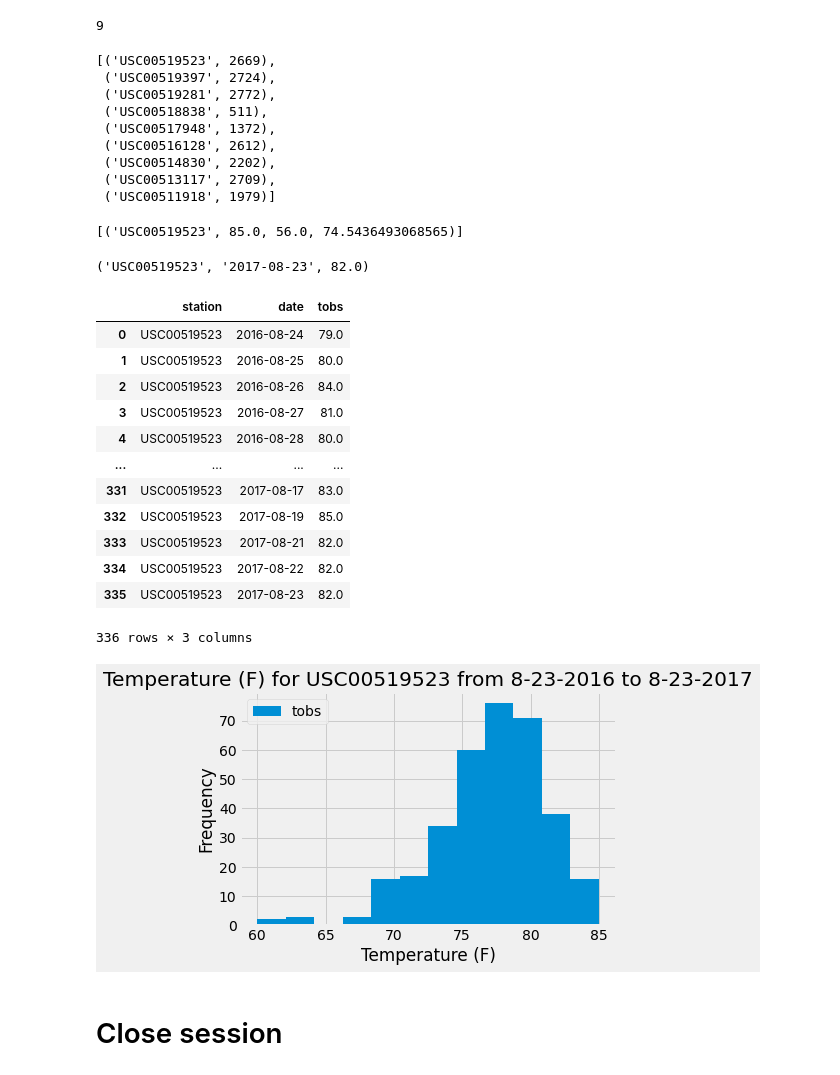
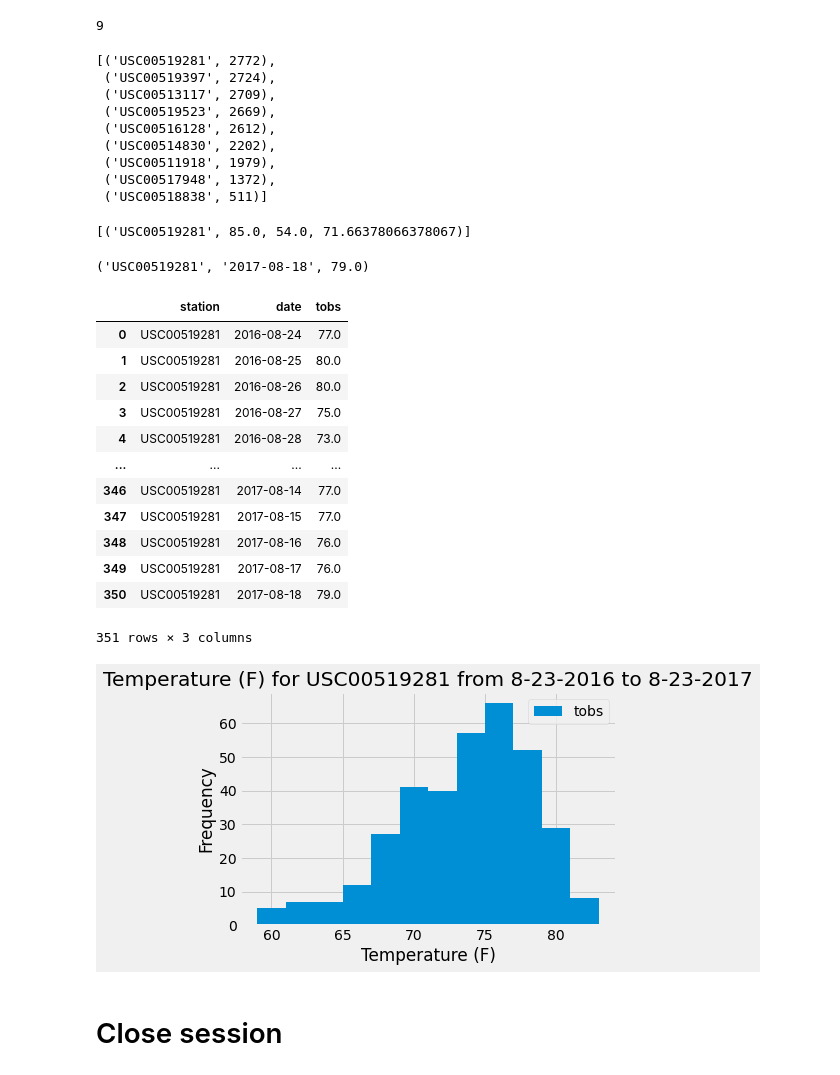
Before and after one commit to jshapi16/sqlalchemy-challenge, a Jupyter notebook: climate_starter.ipynb, the cells around one changed output. Cells and saved outputs as stored; diff of their text form; code cells hidden in the pictures.

```diff
--- a/climate_starter.ipynb
+++ b/climate_starter.ipynb
@@ -146,17 +146,18 @@ session.query(Station.station).count()
 # %%
 # Design a query to find the most active stations (i.e. what stations have the most rows?)
 # List the stations and the counts in descending order.
-session.query(Measurement.station, func.count(Measurement.station)).group_by(Measurement.station).order_by(Measurement.station.desc()).all()
+session.query(Measurement.station, func.count(Measurement.station)).group_by(Measurement.station).\
+order_by(func.count(Measurement.station).desc()).all()
 # %% [output]
-[('USC00519523', 2669),
+[('USC00519281', 2772),
  ('USC00519397', 2724),
- ('USC00519281', 2772),
- ('USC00518838', 511),
- ('USC00517948', 1372),
+ ('USC00513117', 2709),
+ ('USC00519523', 2669),
  ('USC00516128', 2612),
  ('USC00514830', 2202),
- ('USC00513117', 2709),
- ('USC00511918', 1979)]
+ ('USC00511918', 1979),
+ ('USC00517948', 1372),
+ ('USC00518838', 511)]
 # %%
 # Using the most active station id from the previous query, calculate the lowest, highest, and average temperature.
 sel = [Measurement.station,
@@ -165,47 +166,47 @@ sel = [Measurement.station,
       func.avg(Measurement.tobs).label('avg_temp')]
 
 session.query(*sel).\
-filter(and_(Measurement.station == 'USC00519523')).all()
+filter(and_(Measurement.station == 'USC00519281')).all()
 # %% [output]
-[('USC00519523', 85.0, 56.0, 74.5436493068565)]
+[('USC00519281', 85.0, 54.0, 71.66378066378067)]
 # %%
 # Using the most active station id
 # Query the last 12 months of temperature observation data for this station and plot the results as a histogram
-station_recent = session.query(Measurement.station, Measurement.date, Measurement.tobs).filter(and_(Measurement.station == 'USC00519523')).order_by(Measurement.date.desc()).first()
+station_recent = session.query(Measurement.station, Measurement.date, Measurement.tobs).filter(and_(Measurement.station == 'USC00519281')).order_by(Measurement.date.desc()).first()
 station_recent
 # %% [output]
-('USC00519523', '2017-08-23', 82.0)
+('USC00519281', '2017-08-18', 79.0)
 # %%
 sel = [Measurement.station.label('station'),
        Measurement.date.label('date'),
        Measurement.tobs.label('tobs')
       ]
 
-station_year_prcp = session.query(*sel).filter(and_(Measurement.date > '2016-08-23', Measurement.date < '2017-08-24', Measurement.station == 'USC00519523')).\
+station_year_prcp = session.query(*sel).filter(and_(Measurement.date > '2016-08-23', Measurement.date < '2017-08-24', Measurement.station == 'USC00519281')).\
 order_by(Measurement.date).all()
 
 station_measurement = pd.DataFrame(station_year_prcp, columns = ['station','date', 'tobs'])
 station_measurement
 # %% [output]
 |  | station | date | tobs |
-| 0 | USC00519523 | 2016-08-24 | 79.0 |
-| 1 | USC00519523 | 2016-08-25 | 80.0 |
-| 2 | USC00519523 | 2016-08-26 | 84.0 |
-| 3 | USC00519523 | 2016-08-27 | 81.0 |
-| 4 | USC00519523 | 2016-08-28 | 80.0 |
+| 0 | USC00519281 | 2016-08-24 | 77.0 |
+| 1 | USC00519281 | 2016-08-25 | 80.0 |
+| 2 | USC00519281 | 2016-08-26 | 80.0 |
+| 3 | USC00519281 | 2016-08-27 | 75.0 |
+| 4 | USC00519281 | 2016-08-28 | 73.0 |
 | ... | ... | ... | ... |
-| 331 | USC00519523 | 2017-08-17 | 83.0 |
-| 332 | USC00519523 | 2017-08-19 | 85.0 |
-| 333 | USC00519523 | 2017-08-21 | 82.0 |
-| 334 | USC00519523 | 2017-08-22 | 82.0 |
-| 335 | USC00519523 | 2017-08-23 | 82.0 |
+| 346 | USC00519281 | 2017-08-14 | 77.0 |
+| 347 | USC00519281 | 2017-08-15 | 77.0 |
+| 348 | USC00519281 | 2017-08-16 | 76.0 |
+| 349 | USC00519281 | 2017-08-17 | 76.0 |
+| 350 | USC00519281 | 2017-08-18 | 79.0 |
-336 rows × 3 columns
+351 rows × 3 columns
 # %%
 station_measurement.plot.hist(bins=12);
 plt.xlabel("Temperature (F)");
-plt.title("Temperature (F) for USC00519523 from 8-23-2016 to 8-23-2017");
+plt.title("Temperature (F) for USC00519281 from 8-23-2016 to 8-23-2017");
 # %% [output]
-[figure, old version]
+[figure, new version]
 # %% [markdown]
 # Close session
 # %%
```
Also changed, not shown: parts of 2 cells of this notebook, 3 other files.
